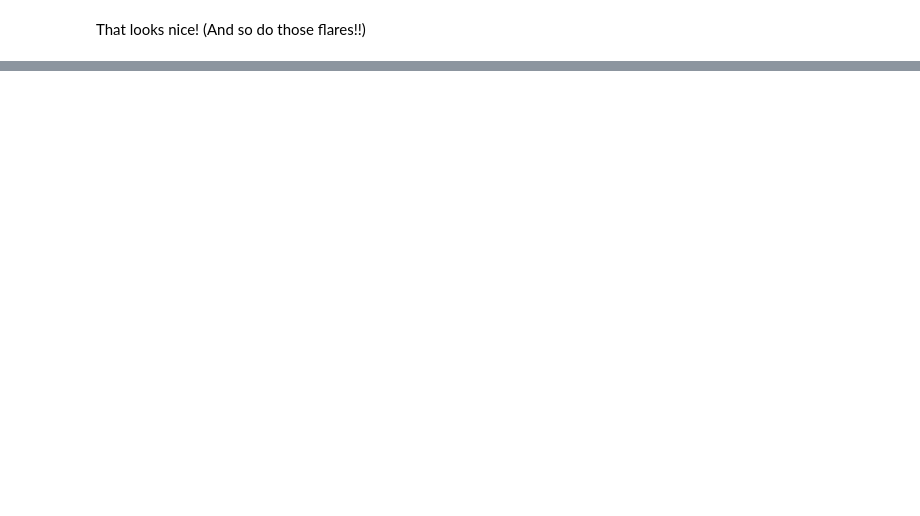
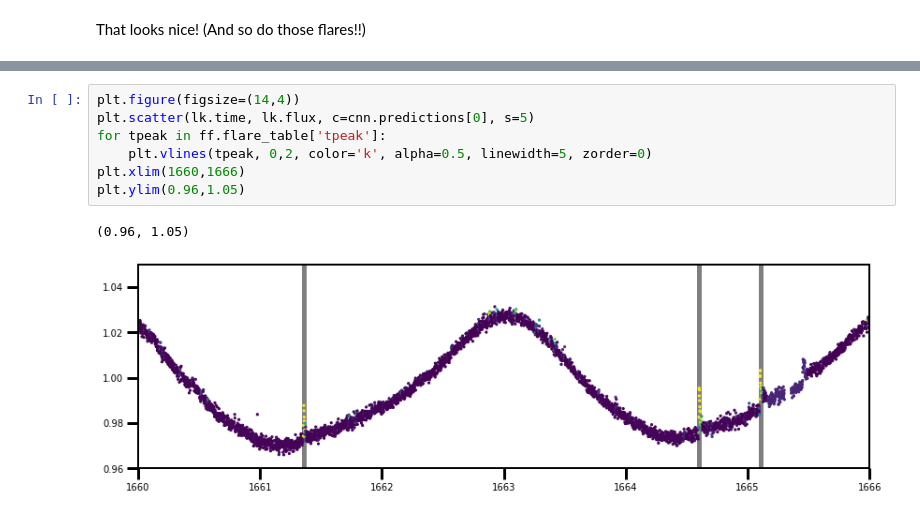
Before and after one commit to afeinstein20/stella, a Jupyter notebook: docs/getting_started/other_features.ipynb, the cells around one changed output, grey strips where cells are left out. Drawn from its saved outputs; the diff is of its cells as text; blank space fills up the shorter version.

```diff
--- a/docs/getting_started/other_features.ipynb
+++ b/docs/getting_started/other_features.ipynb
@@ -63,0 +152,10 @@ That looks nice! (And so do those flares!!)
+# %%
+plt.figure(figsize=(14,4))
+plt.scatter(lk.time, lk.flux, c=cnn.predictions[0], s=5)
+for tpeak in ff.flare_table['tpeak']:
+    plt.vlines(tpeak, 0,2, color='k', alpha=0.5, linewidth=5, zorder=0)
+plt.xlim(1660,1666)
+plt.ylim(0.96,1.05)
+# %% [output]
+(0.96, 1.05)
+[figure, added]
```
Also changed, not shown: parts of 18 cells of this notebook, 1 other file.
